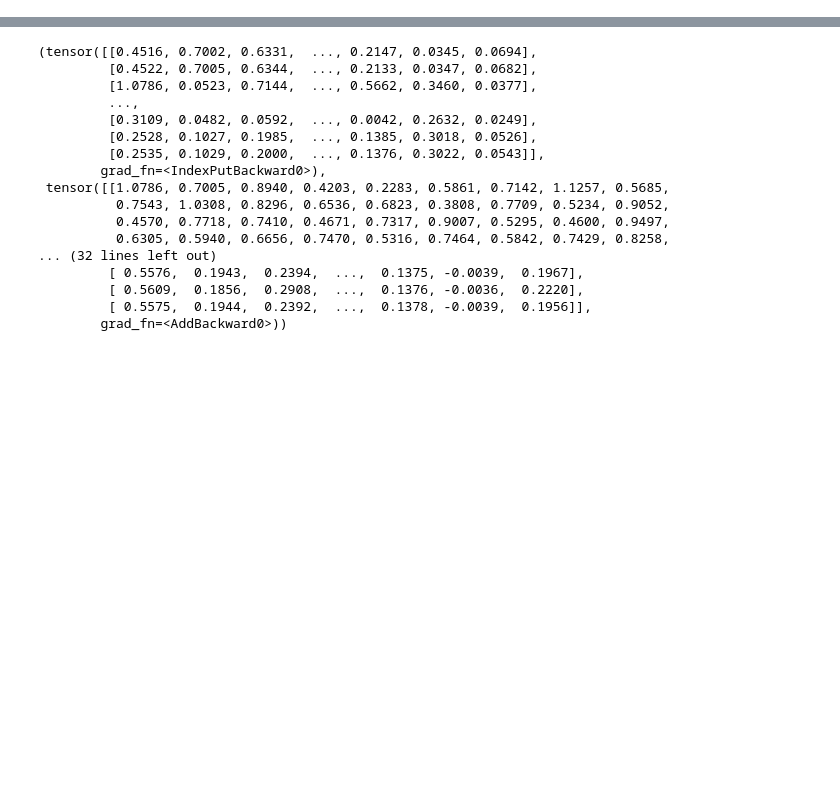
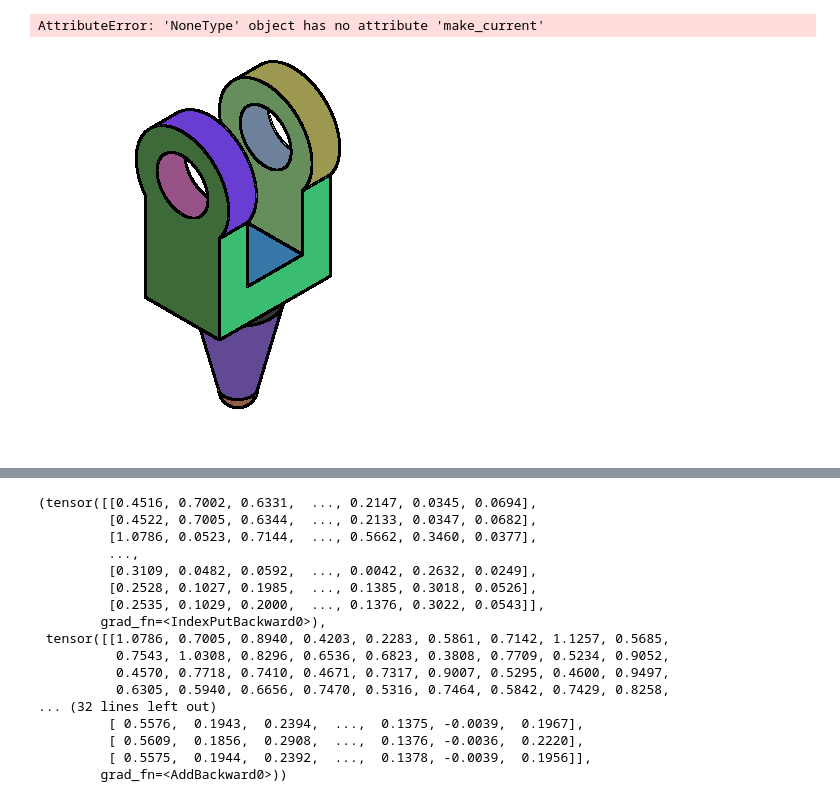
Before and after one commit to deGravity/automatetest, a Jupyter notebook: transfer_learning/scratch.ipynb, the cells around one changed output, grey strips where cells are left out. Drawn from its saved outputs; the diff is of its cells as text; code cells hidden in the pictures; blank space fills up the shorter version.

```diff
--- a/transfer_learning/scratch.ipynb
+++ b/transfer_learning/scratch.ipynb
@@ -13,0 +39,5 @@ import numpy as np
+# %%
+ds = ZippedDataset('../../repbrep/datasets/fusion360seg')
+# %%
+path = ds.index['template'].format(*ds.index['test'][7])
+p_data = ds.zip.open(path,'r').read().decode('utf-8')
@@ -13,0 +46,6 @@ import numpy as np
+# %%
+part = Part(p_data)
+# %%
+V = part.mesh.V
+F = part.mesh.F
+F_id = part.mesh_topology.face_to_topology
@@ -13,0 +97,4 @@ import numpy as np
+# %%
+renderer.delete()
+# %% [output]
+AttributeError: 'NoneType' object has no attribute 'make_current'
@@ -13,0 +103,21 @@ import numpy as np
+# %%
+#renderer = pyrender.OffscreenRenderer(
+#    viewport_width=400,
+#    viewport_height=400,
+#    point_size=1.0)
+
+opallet = pallet(np.arange(F_id.max()+1))
+tpallet = np.ones((F_id.max()+1, 4))*145
+tpallet[:,:3] = opallet
+
+
+#p,m = get_camera_angle(V, F, F_id, optimize='seg', renderer=renderer)
+
+im = render_segmented_mesh(
+    V,F,F_id)
+
+#renderer.delete()
+
+Image.fromarray(im.astype(np.uint8))
+# %% [output]
+[figure, added]
```
Also changed, not shown: parts of 41 cells of this notebook, 2 other files.
